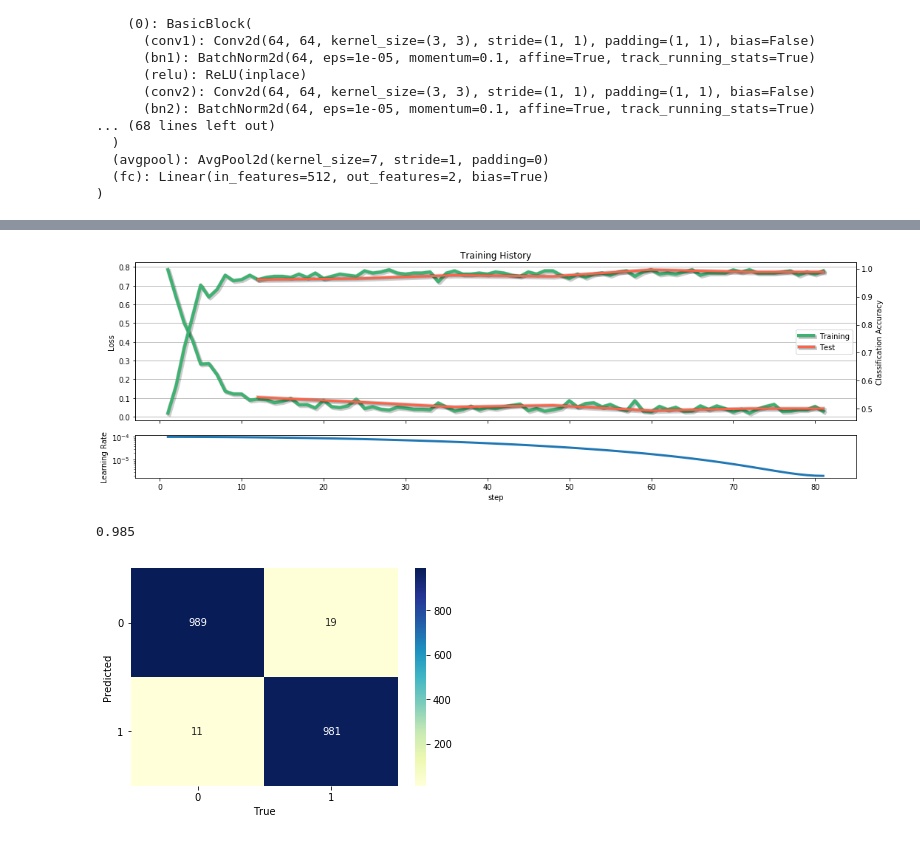
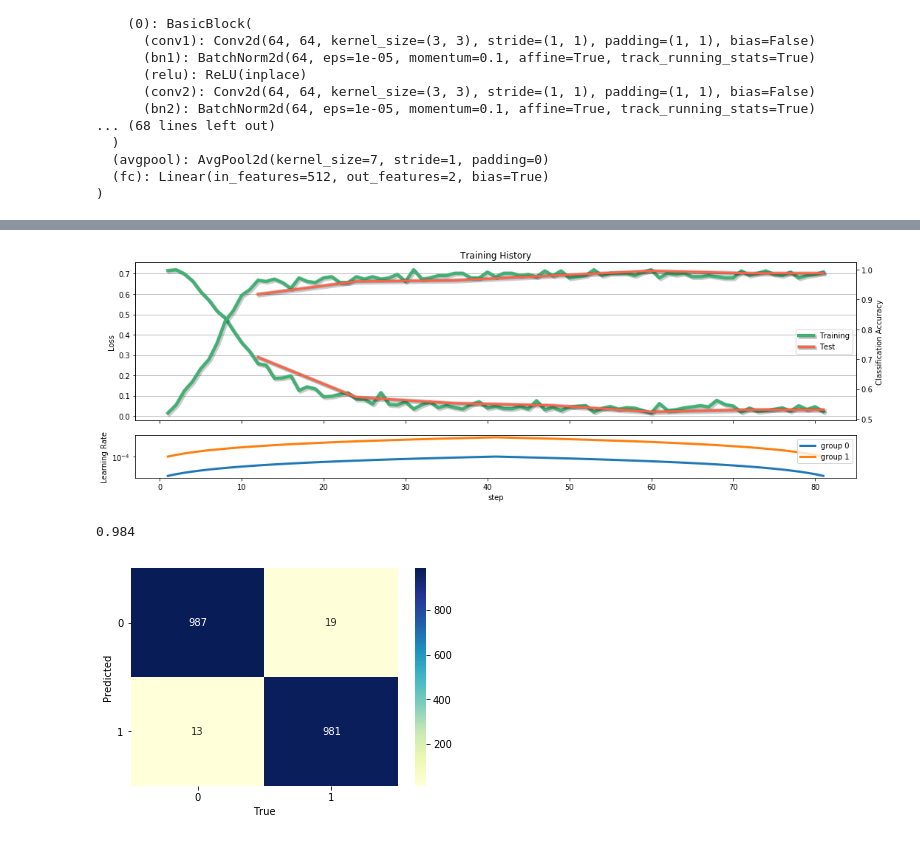
Before and after one commit to davidlmorton/fastai-course-sconce, a Jupyter notebook: lesson_1_cats_and_dogs.ipynb, the cells around one changed output, grey strips where cells are left out. Drawn from its saved outputs; the diff is of its cells as text; code cells hidden in the pictures.

Commit message:
Small fix for differential learning rate in Lesson 1

```diff
--- a/lesson_1_cats_and_dogs.ipynb
+++ b/lesson_1_cats_and_dogs.ipynb
@@ -259,7 +259,7 @@ survey_monitor.dataframe_monitor.plot_learning_rate_survey();
 # %%
 base_lr = 1e-3
 
-layer_factor = 0.3
+layer_factor = 0.1
 max_lr = base_lr * layer_factor
 min_lr = max_lr / 10
 rc_layer_4 = rate_controllers.TriangleRateController(
@@ -273,7 +273,7 @@ rc_fc_layer = rate_controllers.TriangleRateController(
 
 rc = rate_controllers.base.CompositeRateController([rc_layer_4, rc_fc_layer])
 # %%
-trainer.train(num_epochs=0.9)
+trainer.train(num_epochs=0.9, rate_controller=rc)
 trainer.monitor.dataframe_monitor.plot(
     skip_first=0,
     smooth_window=1,
@@ -283,8 +283,8 @@ trainer.monitor.dataframe_monitor.plot(
-[figure, old version]
+[figure, new version]
 # %%
 trainer.get_classification_accuracy()
 # %% [output]
-0.985
+0.984
 # %%
 trainer.plot_confusion_matrix();
 # %% [output]
```
Also changed, not shown: parts of 12 cells of this notebook.
